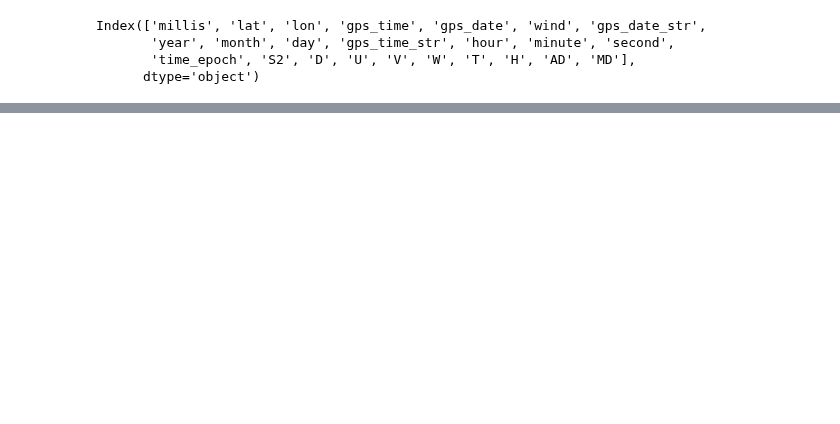
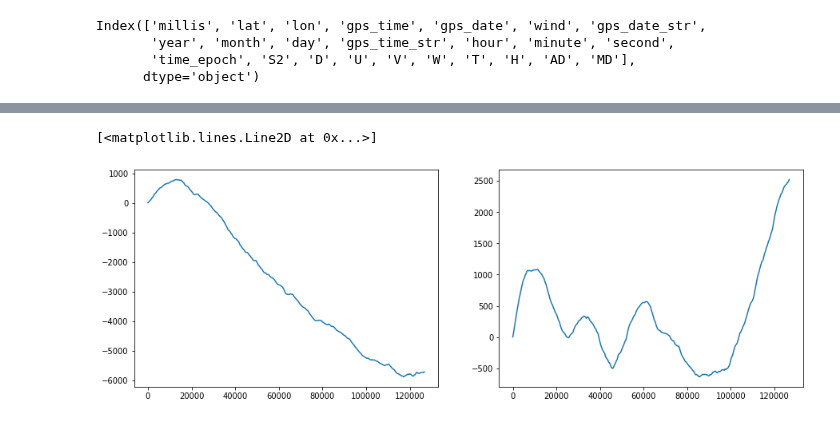
Before and after one commit to arunavanag591/odor_analysis, a Jupyter notebook: data_exploration/DesertBagAnalysis.ipynb, the cells around one changed output, grey strips where cells are left out. Cells and saved outputs as stored; diff of their text form; code cells hidden in the pictures; blank space fills up the shorter version.

```diff
--- a/data_exploration/DesertBagAnalysis.ipynb
+++ b/data_exploration/DesertBagAnalysis.ipynb
@@ -326,0 +72,11 @@ dfbag02
+# %%
+position_U = integrate.cumtrapz(wind_df.U[1:],wind_df.time_epoch[1:], axis=0)
+position_V = integrate.cumtrapz(wind_df.V[1:],wind_df.time_epoch[1:], axis=0)
+positions = integrate.cumtrapz([wind_df.U[1:],wind_df.V[1:]], wind_df.time_epoch[1:], axis=1) #comprises both U & V
+# %%
+fig,(ax_pos_u,ax_pos_v)=plt.subplots(1,2,figsize=(15,5))
+ax_pos_u.plot(position_U)
+ax_pos_v.plot(position_V)
+# %% [output]
+[<matplotlib.lines.Line2D at 0x...>]
+[figure, added]
```
Also changed, not shown: parts of 65 cells of this notebook, 1 other file.
